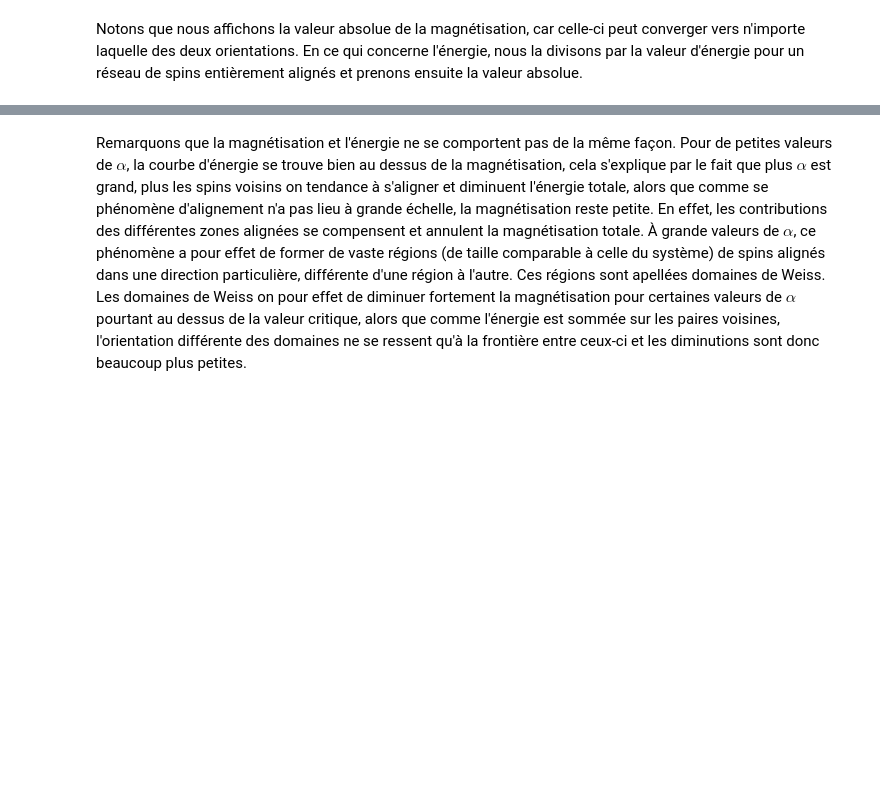
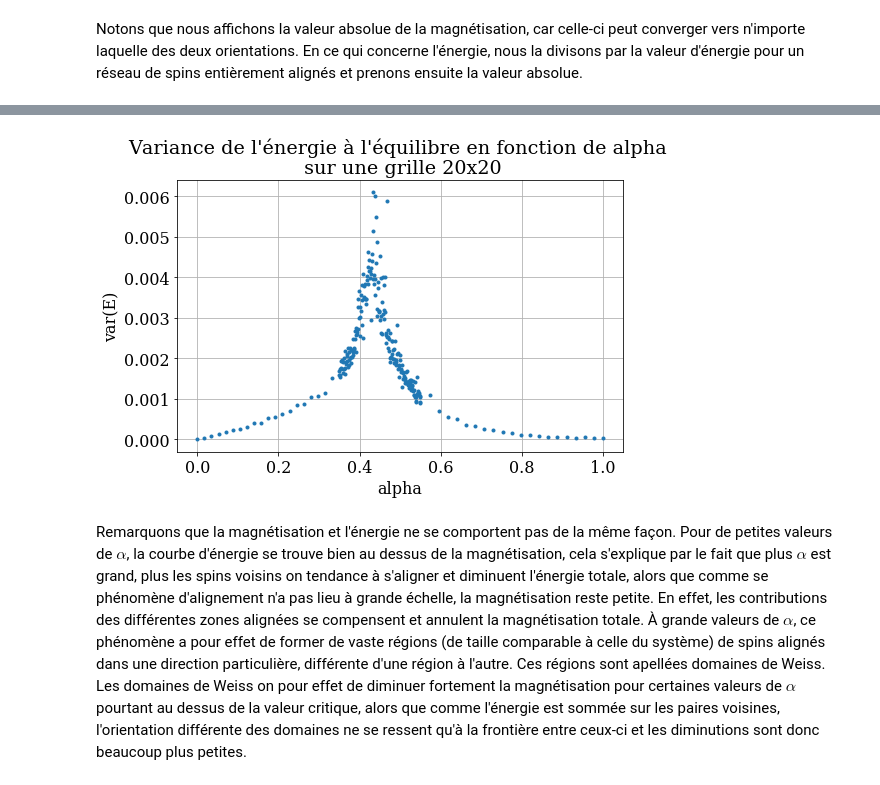
Before and after one commit to ceschoon/Travail-PHYS-F-303, a Jupyter notebook: Travail_PHYS-F-303_MJ_CS.ipynb, the cells around one changed output, grey strips where cells are left out. Saved outputs shown, nothing was run; the diff lists cells and outputs as text; code cells hidden in the pictures; blank space fills up the shorter version.

```diff
--- a/Travail_PHYS-F-303_MJ_CS.ipynb
+++ b/Travail_PHYS-F-303_MJ_CS.ipynb
@@ -467,0 +519,21 @@ Notons que nous affichons la valeur absolue de la magnétisation, car celle-ci p
+# %%
+NMC = 50+5000
+NMC_eq = 50
+step = 1
+nx = 20
+ny = 20
+alphas = np.concatenate((np.linspace(0,0.35,21) , np.linspace(0.35,0.55,201), np.linspace(0.55,1,21)))
+a = len(alphas)
+
+sps = np.empty([a,nx,ny])
+for i in range(a):
+    sps[i] = initial_state_aligned(nx,ny)
+
+E_aligned = moy_ener(sps[0])
+
+start = time.time()
+[Ms,Es,VarEs] = M_equilibrium_for_alphas(sps,nx,ny,NMC,step,alphas,NMC_eq)
+stop = time.time()
+print(stop-start)
+
+Cvs = VarEs*alphas
@@ -468,3 +554,14 @@ Notons que nous affichons la valeur absolue de la magnétisation, car celle-ci p
+# %%
+plt.figure(figsize=(8,5));
+plt.plot(alphas,Cvs, '.');
+plt.title("Variance de l'énergie à l'équilibre en fonction de alpha \n sur une grille {:d}x{:d}".format(nx,ny));
+plt.xlabel('alpha');
+plt.ylabel('var(E)');
+#plt.xlim([0.35,0.55]);
+plt.grid();
+plt.show()
+# %% [output]
+[figure, added]
 # %% [markdown]
 Remarquons que la magnétisation et l'énergie ne se comportent pas de la même façon. Pour de petites valeurs de $\alpha$, la courbe d'énergie se trouve bien au dessus de la magnétisation, cela s'explique par le fait que plus $\alpha$ est grand, plus les spins voisins on tendance à s'aligner et diminuent l'énergie totale, alors que comme se phénomène d'alignement n'a pas lieu à grande échelle, la magnétisation reste petite. En effet, les contributions des différentes zones alignées se compensent et annulent la magnétisation totale. À grande valeurs de $\alpha$, ce phénomène a pour effet de former de vaste régions (de taille comparable à celle du système) de spins alignés dans une direction particulière, différente d'une région à l'autre. Ces régions sont apellées domaines de Weiss. Les domaines de Weiss on pour effet de diminuer fortement la magnétisation pour certaines valeurs de $\alpha$ pourtant au dessus de la valeur critique, alors que comme l'énergie est sommée sur les paires voisines, l'orientation différente des domaines ne se ressent qu'à la frontière entre ceux-ci et les diminutions sont donc beaucoup plus petites.
 # %% [markdown]
```
Also changed, not shown: parts of 29 cells of this notebook.
